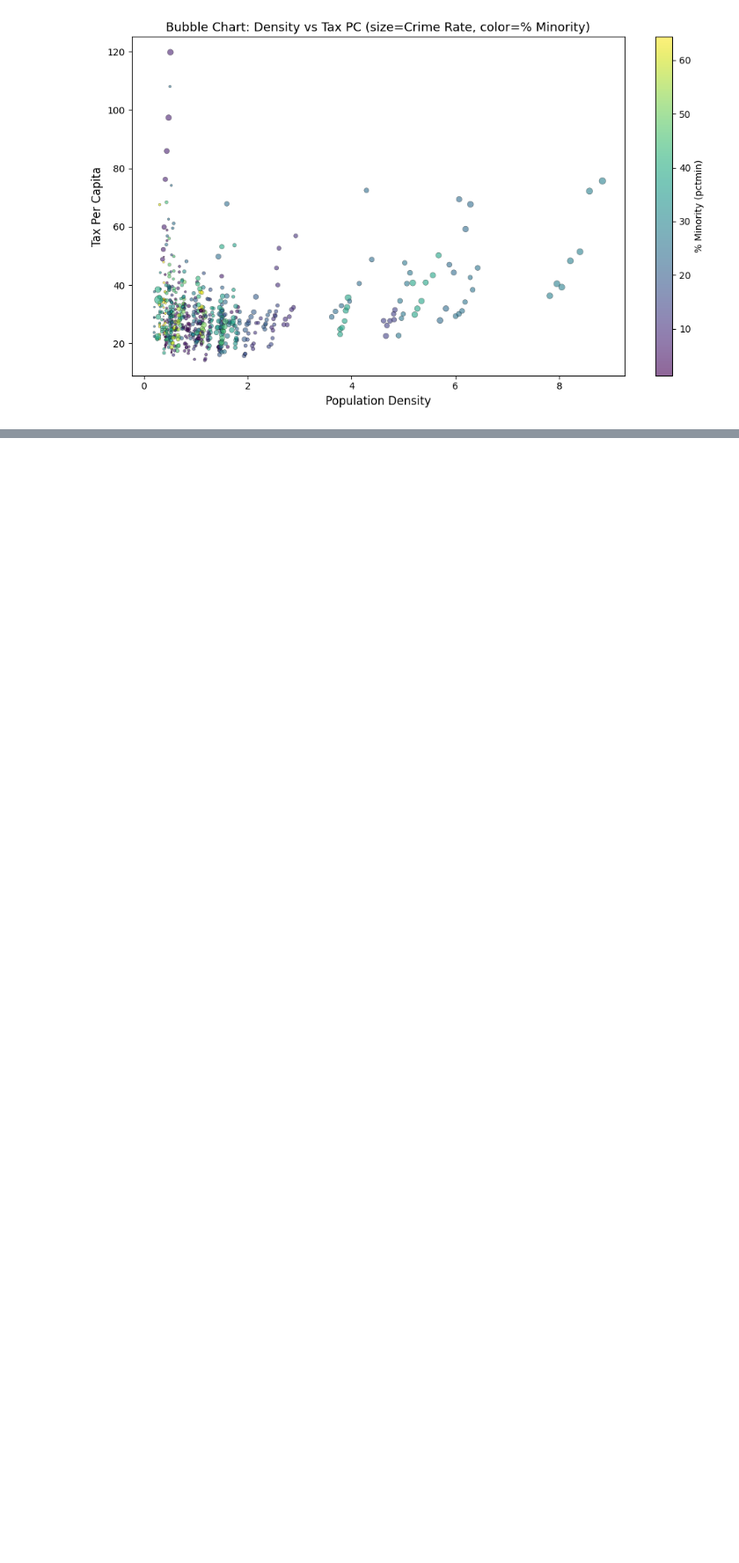
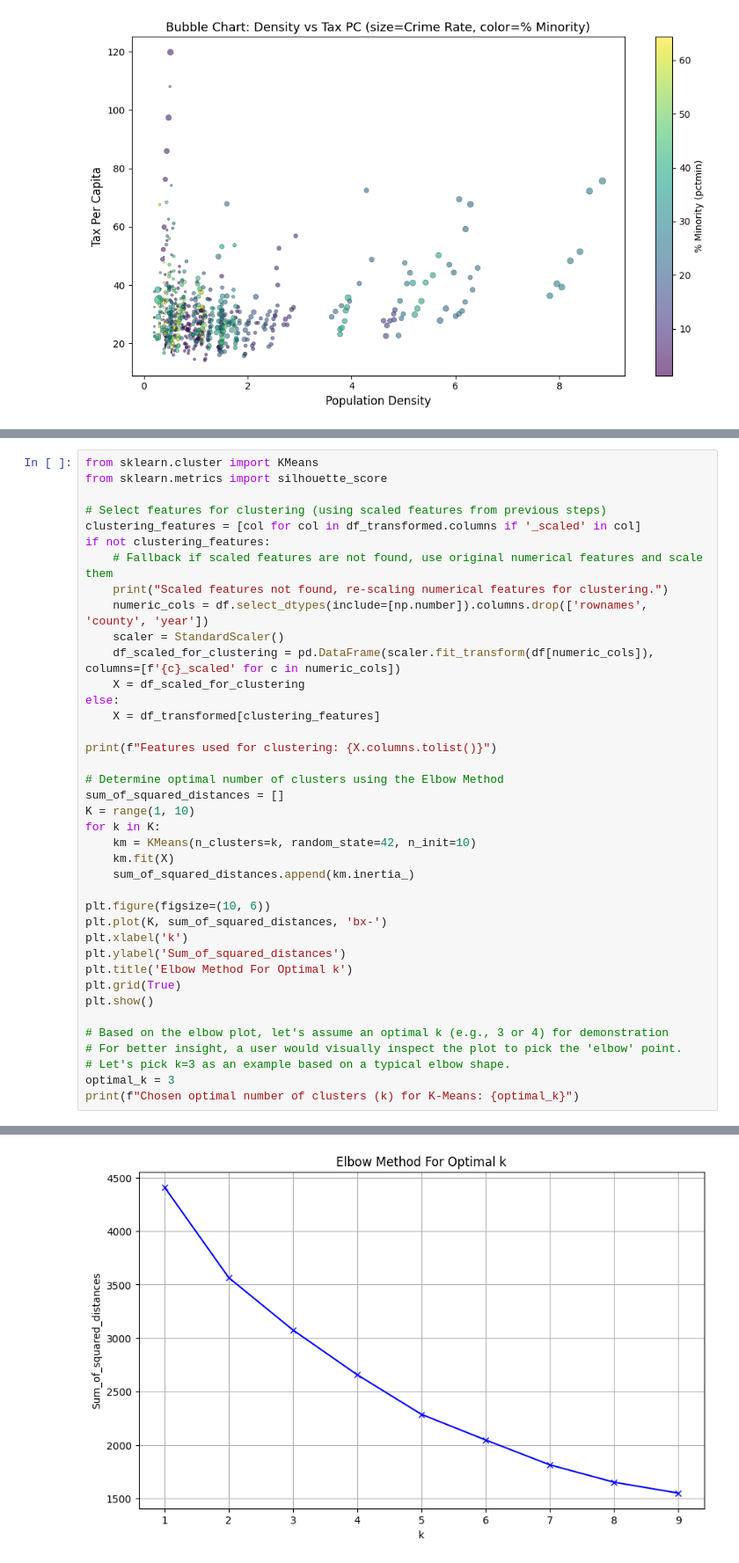
Before and after one commit to D-Vspec/DivyanshVermaEDA_Assessment, a Jupyter notebook: EDA.ipynb, the cells around one changed output, grey strips where cells are left out. Shown at 88% size. Saved outputs shown, nothing was run; the diff lists cells and outputs as text; blank space fills up the shorter version.

```diff
--- a/EDA.ipynb
+++ b/EDA.ipynb
@@ -474,0 +479,40 @@ plt.show()
+# %%
+from sklearn.cluster import KMeans
+from sklearn.metrics import silhouette_score
+
+# Select features for clustering (using scaled features from previous steps)
+clustering_features = [col for col in df_transformed.columns if '_scaled' in col]
+if not clustering_features:
+    # Fallback if scaled features are not found, use original numerical features and scale them
+    print("Scaled features not found, re-scaling numerical features for clustering.")
+    numeric_cols = df.select_dtypes(include=[np.number]).columns.drop(['rownames', 'county', 'year'])
+    scaler = StandardScaler()
+    df_scaled_for_clustering = pd.DataFrame(scaler.fit_transform(df[numeric_cols]), columns=[f'{c}_scaled' for c in numeric_cols])
+    X = df_scaled_for_clustering
+else:
+    X = df_transformed[clustering_features]
+
+print(f"Features used for clustering: {X.columns.tolist()}")
+
+# Determine optimal number of clusters using the Elbow Method
+sum_of_squared_distances = []
+K = range(1, 10)
+for k in K:
+    km = KMeans(n_clusters=k, random_state=42, n_init=10)
+    km.fit(X)
+    sum_of_squared_distances.append(km.inertia_)
+
+plt.figure(figsize=(10, 6))
+plt.plot(K, sum_of_squared_distances, 'bx-')
+plt.xlabel('k')
+plt.ylabel('Sum_of_squared_distances')
+plt.title('Elbow Method For Optimal k')
+plt.grid(True)
+plt.show()
+
+# Based on the elbow plot, let's assume an optimal k (e.g., 3 or 4) for demonstration
+# For better insight, a user would visually inspect the plot to pick the 'elbow' point.
+# Let's pick k=3 as an example based on a typical elbow shape.
+optimal_k = 3
+print(f"Chosen optimal number of clusters (k) for K-Means: {optimal_k}")
+# %% [output]
@@ -474,0 +520 @@ plt.show()
+[figure, added]
```
Also changed, not shown: parts of 5 cells of this notebook.
